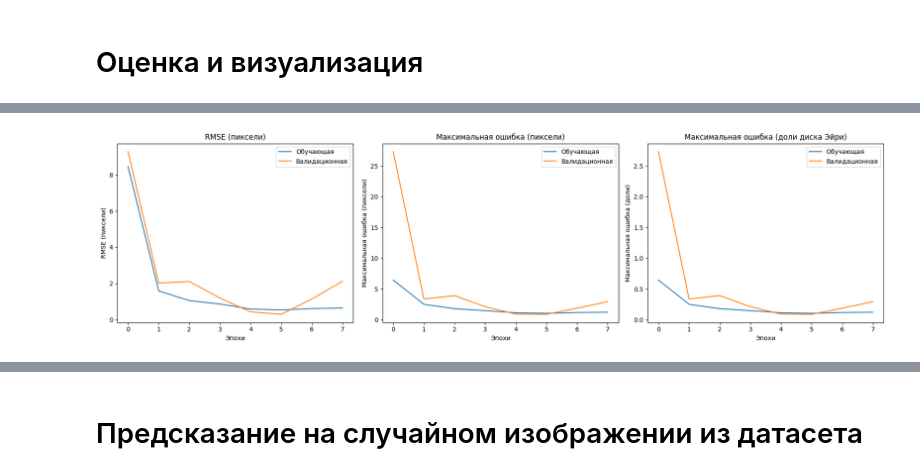
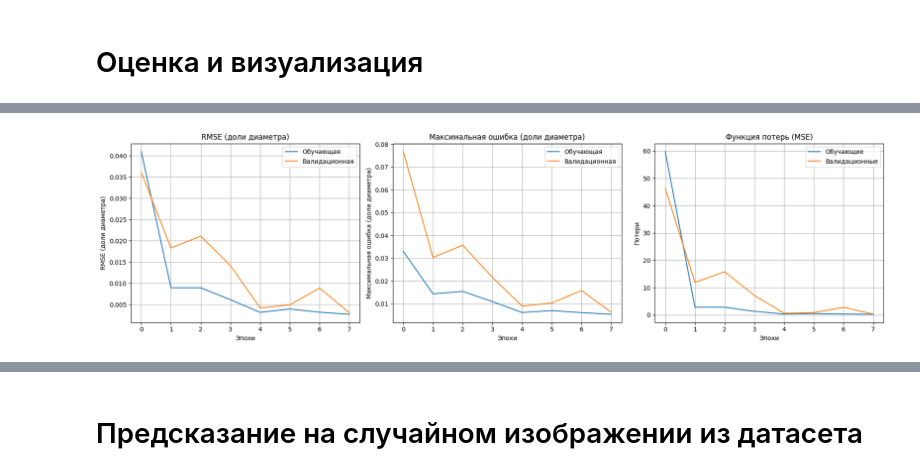
Before and after one commit to fmvachoo/cnn_psf, a Jupyter notebook: cnn-resnet-2layers.ipynb, the cells around one changed output, grey strips where cells are left out. Drawn from its saved outputs; the diff is of its cells as text; code cells hidden in the pictures.

Commit message:
Kaggle Notebook | cnn_resnet_2layers | перерасчёт ошибок в долях от диаметра

```diff
--- a/cnn-resnet-2layers.ipynb
+++ b/cnn-resnet-2layers.ipynb
@@ -41,7 +79,7 @@ def max_error(y_true, y_pred):
 ['/kaggle/input/toolss', '/kaggle/working', '/kaggle/lib/kagglegym', '/kaggle/lib', '/usr/lib/python311.zip', '/usr/lib/python3.11', '/usr/lib/python3.11/lib-dynload', '', '/usr/local/lib/python3.11/d ...
 Модуль успешно импортирован!
 # %%
-zip_directory = '/kaggle/input/128-16090-20x/128_16090_20x/'
+zip_directory = '/kaggle/input/128-16090-6-20x/128_16090_6_20x/'
 print(os.listdir())
 
 def load_images_from_directory(dir_read):
@@ -170,45 +208,93 @@ Epoch 8/8
 # %% [markdown]
 # Оценка и визуализация
 # %%
-# Оценка на тестовом наборе
-test_loss, test_rmse, test_max_error = model.evaluate(test_ds, verbose=0)
+# Оценка на тестовом наборе с преобразованием в доли диаметра
+test_loss, test_rmse_pixels, test_max_error_pixels = model.evaluate(test_ds, verbose=0)
+
+# Преобразование ошибок в доли диаметра
+test_rmse_diameter = pixels_to_diameter_fraction(test_rmse_pixels)
+test_max_error_diameter = pixels_to_diameter_fraction(test_max_error_pixels)
+
+print(f"\nДиаметр пятна: {d_pix:.2f} пикселей")
 print(f"\nОшибки на тестовом наборе:")
-print(f"RMSE: {test_rmse:.2f} пикселей")
-print(f"Максимальная ошибка: {test_max_error:.2f} пикселей")
+print(f"RMSE: {test_rmse_pixels:.2f} пикселей ({test_rmse_diameter:.4f} долей диаметра)")
+print(f"Максимальная ошибка: {test_max_error_pixels:.2f} пикселей ({test_max_error_diameter:.4f} долей диаметра)")
 
-# Предполагаем, что диаметр диска Эйри = 10 пикселей
-airy_diameter = 10.0
+# Функция для преобразования истории обучения в доли диаметра
+def convert_history_to_diameter_fraction(history):
+    history_diameter = {}
+    for key, values in history.history.items():
+        if 'rmse' in key or 'max_error' in key:
+            # Преобразуем метрики из пикселей в доли диаметра
+            history_diameter[key] = [pixels_to_diameter_fraction(val) for val in values]
+        else:
+            history_diameter[key] = values
+    return history_diameter
 
-# Визуализация обучения
+# Преобразуем историю обучения
+history_diameter = convert_history_to_diameter_fraction(history)
+
+# Визуализация обучения в долях диаметра
 plt.figure(figsize=(18, 5))
 
-# График RMSE
+# График RMSE в долях диаметра
 plt.subplot(1, 3, 1)
-plt.plot(history.history['rmse'], label='Обучающая')
-plt.plot(history.history['val_rmse'], label='Валидационная')
-plt.title('RMSE (пиксели)')
+plt.plot(history_diameter['rmse'], label='Обучающая')
+plt.plot(history_diameter['val_rmse'], label='Валидационная')
+plt.title('RMSE (доли диаметра)')
 plt.xlabel('Эпохи')
-plt.ylabel('RMSE (пиксели)')
+plt.ylabel('RMSE (доли диаметра)')
 plt.legend()
+plt.grid(True)
 
-# График максимальной ошибки в пикселях
+# График максимальной ошибки в долях диаметра
 plt.subplot(1, 3, 2)
-plt.plot(history.history['max_error'], label='Обучающая')
-plt.plot(history.history['val_max_error'], label='Валидационная')
-plt.title('Максимальная ошибка (пиксели)')
+plt.plot(history_diameter['max_error'], label='Обучающая')
+plt.plot(history_diameter['val_max_error'], label='Валидационная')
+plt.title('Максимальная ошибка (доли диаметра)')
 plt.xlabel('Эпохи')
-plt.ylabel('Максимальная ошибка (пиксели)')
+plt.ylabel('Максимальная ошибка (доли диаметра)')
 plt.legend()
+plt.grid(True)
 
-# График максимальной ошибки в долях диаметра диска Эйри
+# График потерь
 plt.subplot(1, 3, 3)
-plt.plot(np.array(history.history['max_error']) / airy_diameter, label='Обучающая')
-plt.plot(np.array(history.history['val_max_error']) / airy_diameter, label='Валидационная')
-plt.title('Максимальная ошибка (доли диска Эйри)')
+plt.plot(history.history['loss'], label='Обучающие')
+plt.plot(history.history['val_loss'], label='Валидационные')
+plt.title('Функция потерь (MSE)')
 plt.xlabel('Эпохи')
-plt.ylabel('Максимальная ошибка (доли)')
+plt.ylabel('Потери')
 plt.legend()
+plt.grid(True)
 
 plt.tight_layout()
 plt.show()
+
+# Дополнительная визуализация: сравнение пикселей и долей диаметра
+plt.figure(figsize=(12, 5))
+
+plt.subplot(1, 2, 1)
+plt.plot(history.history['rmse'], label='Обучающая (пикс)')
+plt.plot(history.history['val_rmse'], label='Валидационная (пикс)')
+plt.plot(history_diameter['rmse'], '--', label='Обучающая (доли диам)')
+plt.plot(history_diameter['val_rmse'], '--', label='Валидационная (доли диам)')
+plt.title('Сравнение RMSE')
+plt.xlabel('Эпохи')
+plt.ylabel('Значение')
+plt.legend()
+plt.grid(True)
+
+plt.subplot(1, 2, 2)
+plt.plot(history.history['max_error'], label='Обучающая (пикс)')
+plt.plot(history.history['val_max_error'], label='Валидационная (пикс)')
+plt.plot(history_diameter['max_error'], '--', label='Обучающая (доли диам)')
+plt.plot(history_diameter['val_max_error'], '--', label='Валидационная (доли диам)')
+plt.title('Сравнение максимальной ошибки')
+plt.xlabel('Эпохи')
+plt.ylabel('Значение')
+plt.legend()
+plt.grid(True)
+
+plt.tight_layout()
+plt.show()
 # %% [output]
@@ -218 +306 @@ RMSE: 2.11 пикселей
-[figure, old version]
+[figure, new version]
```
Also changed, not shown: parts of 11 cells of this notebook.
